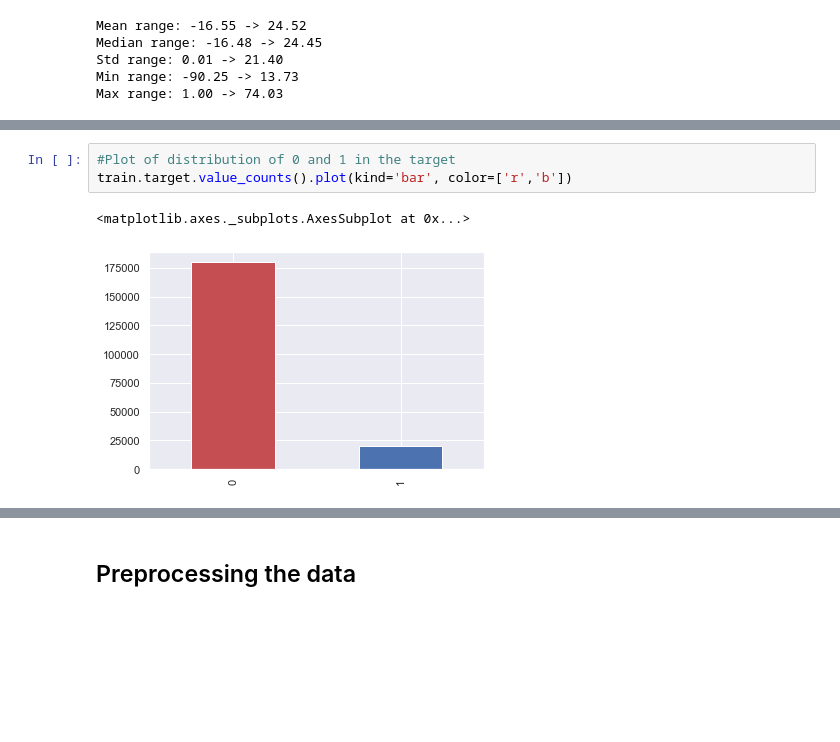
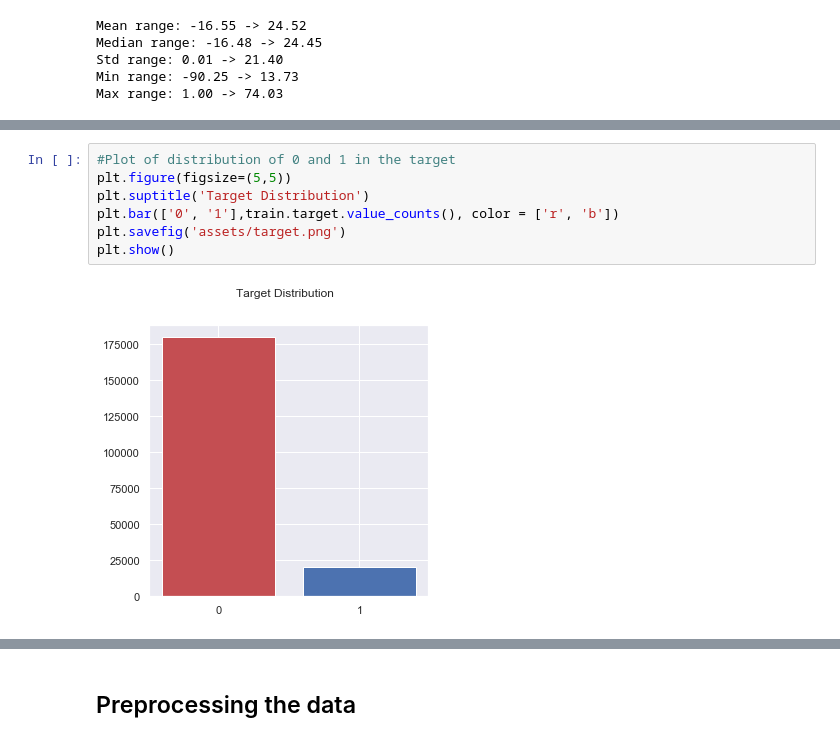
Before and after one commit to ederson-souza/Udacity-Capstone-Project, a Jupyter notebook: Capstone Project.ipynb, the cells around one changed output, grey strips where cells are left out. Saved outputs shown, nothing was run; the diff lists cells and outputs as text; blank space fills up the shorter version.

```diff
--- a/Capstone Project.ipynb
+++ b/Capstone Project.ipynb
@@ -112,9 +118,12 @@ kurtosis(train)
 # %%
 #Plot of distribution of 0 and 1 in the target
-train.target.value_counts().plot(kind='bar', color=['r','b'])
+plt.figure(figsize=(5,5))
+plt.suptitle('Target Distribution')
+plt.bar(['0', '1'],train.target.value_counts(), color = ['r', 'b'])
+plt.savefig('assets/target.png')
+plt.show()
 # %% [output]
-<matplotlib.axes._subplots.AxesSubplot at 0x...>
-[figure, old version]
+[figure, new version]
 # %%
 #Ploting histograms of the features.
 
```
Also changed, not shown: parts of 31 cells of this notebook, 1 other file.
